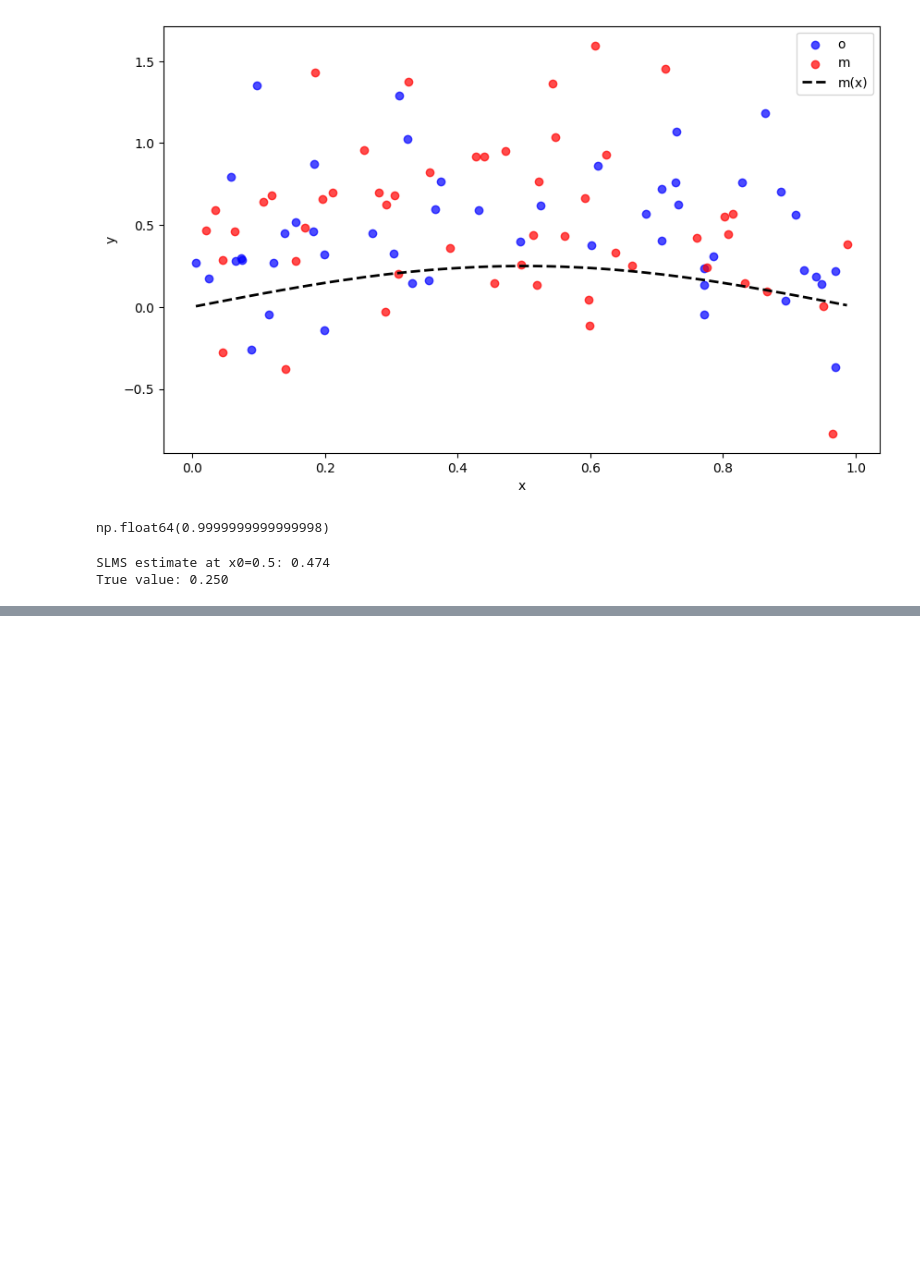
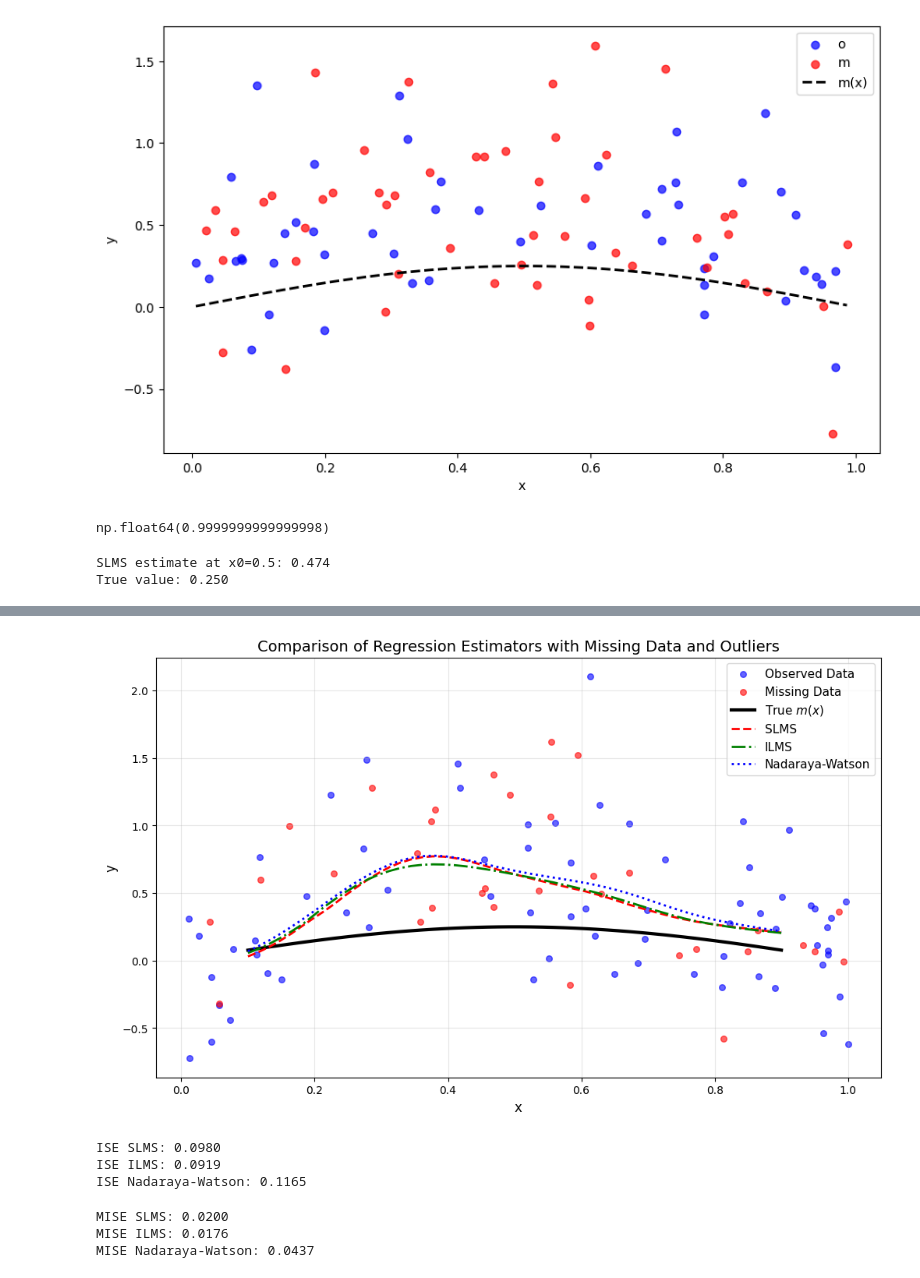
Before and after one commit to Affane21/Robust-nonparametric-estimation-of-regression-for-missing-data, a Jupyter notebook: notebooks/full_simulation.ipynb, the cells around one changed output, grey strips where cells are left out. Saved outputs shown, nothing was run; the diff lists cells and outputs as text; code cells hidden in the pictures; blank space fills up the shorter version.

```diff
--- a/notebooks/full_simulation.ipynb
+++ b/notebooks/full_simulation.ipynb
@@ -302,0 +410,80 @@ ISE Nadaraya-Watson: 0.0834
+# %%
+plt.figure(figsize=(12, 7))
+
+# رسم النقاط
+plt.scatter(x[delta==1], y[delta==1], label='Observed Data', alpha=0.6, color='blue', s=30)
+plt.scatter(x[delta==0], y[delta==0], label='Missing Data', alpha=0.6, color='red', s=30)
+
+# رسم المنحنيات
+plt.plot(x_grid, true_values, 'k-', label='True $m(x)$', lw=3)
+plt.plot(x_grid, slms_estimates, 'r--', label='SLMS', lw=2)
+plt.plot(x_grid, ilms_estimates, 'g-.', label='ILMS', lw=2)
+plt.plot(x_grid, nw_estimates, 'b:', label='Nadaraya-Watson', lw=2)
+
+# إعدادات الرسم
+plt.xlabel('x', fontsize=12)
+plt.ylabel('y', fontsize=12)
+plt.title('Comparison of Regression Estimators with Missing Data and Outliers', fontsize=14)
+plt.legend(fontsize=11)
+plt.grid(alpha=0.3)
+
+# حفظ الصورة
+#plt.savefig('results/plots/comparison_all.png', dpi=300, bbox_inches='tight')
+plt.show()
+# %% [output]
+[figure, added]
+# %%
+ise_slms = np.mean((true_values - slms_estimates)**2)
+ise_ilms = np.mean((true_values - ilms_estimates)**2)
+ise_nw = np.mean((true_values - nw_estimates)**2)
+
+print(f"ISE SLMS: {ise_slms:.4f}")
+print(f"ISE ILMS: {ise_ilms:.4f}")
+print(f"ISE Nadaraya-Watson: {ise_nw:.4f}")
+# %% [output]
+ISE SLMS: 0.0980
+ISE ILMS: 0.0919
+ISE Nadaraya-Watson: 0.1165
+# %%
+
+n_rep = 200
+R = 50
+x_grid = np.linspace(0.1, 0.9, R)
+true_values = 0.25 * np.sin(np.pi * x_grid)
+
+mise_slms = 0.0
+mise_ilms = 0.0
+mise_nw = 0.0
+
+# سنستخدم نفس optimal_h وoptimal_gamma من أول محاكاة
+# أو نحسبها لكل محاكاة (أدق، لكن أبطأ)
+
+for rep in range(n_rep):
+    x, y, delta = simulate_once()
+
+    # تقديرات على الشبكة
+    slms_est = [slms_estimator(x, y, delta, x0, h=optimal_h, psi=huber_psi, kernel=gaussian_kernel) for x0 in x_grid]
+    ilms_est = [ilms_estimator(x, y, delta, x0, h=optimal_h, gamma=optimal_gamma, psi=huber_psi, kernel=gaussian_kernel, imputation_kernel=gaussian_kernel) for x0 in x_grid]
+    nw_est = [nadaraya_watson(x, y, delta, x0, h=optimal_h, kernel=gaussian_kernel) for x0 in x_grid]
+
+    # ISE في هذه المحاكاة
+    ise_slms = np.mean((true_values - slms_est)**2)
+    ise_ilms = np.mean((true_values - ilms_est)**2)
+    ise_nw = np.mean((true_values - nw_est)**2)
+
+    mise_slms += ise_slms
+    mise_ilms += ise_ilms
+    mise_nw += ise_nw
+
+# MISE = متوسط ISE
+mise_slms /= n_rep
+mise_ilms /= n_rep
+mise_nw /= n_rep
+
+print(f"MISE SLMS: {mise_slms:.4f}")
+print(f"MISE ILMS: {mise_ilms:.4f}")
+print(f"MISE Nadaraya-Watson: {mise_nw:.4f}")
+# %% [output]
+MISE SLMS: 0.0200
+MISE ILMS: 0.0176
+MISE Nadaraya-Watson: 0.0437
```
Also changed, not shown: parts of 7 cells of this notebook, 2 other files.
